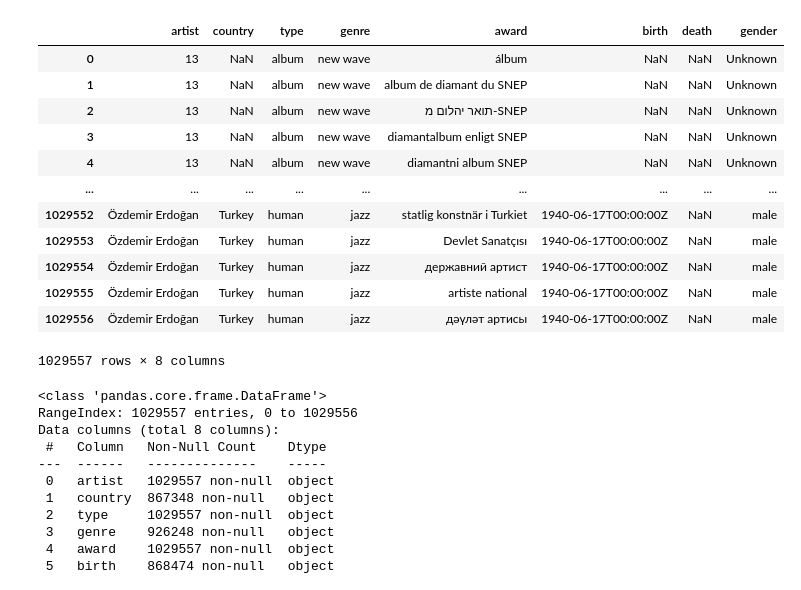
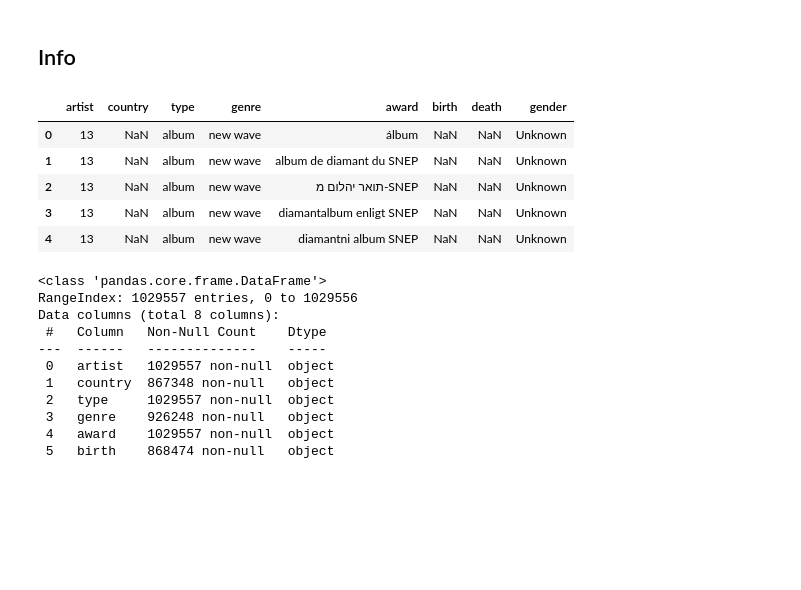
Before and after one commit to Michelburgos/Workshop_2, a Jupyter notebook: notebooks/005_EDA_API.ipynb, the cells around one changed output. Drawn from its saved outputs; the diff is of its cells as text; code cells hidden in the pictures; blank space fills up the shorter version.

```diff
--- a/notebooks/005_EDA_API.ipynb
+++ b/notebooks/005_EDA_API.ipynb
@@ -2,23 +2,21 @@
 import pandas as pd
 import matplotlib.pyplot as plt
 import seaborn as sns
+# %% [markdown]
+## Info
 # %%
-df = pd.read_csv("../data/wikidata_artists.csv")
-df
+df1 = pd.read_csv("../data/wikidata_artists_part1.csv")
+df2= pd.read_csv("../data/wikidata_artists_part2.csv")
+
+df = pd.concat([df1, df2], ignore_index=True)
+df.head()
 # %% [output]
 |  | artist | country | type | genre | award | birth | death | gender |
 | 0 | 13 | NaN | album | new wave | álbum | NaN | NaN | Unknown |
 | 1 | 13 | NaN | album | new wave | album de diamant du SNEP | NaN | NaN | Unknown |
 | 2 | 13 | NaN | album | new wave | תואר יהלום מ-SNEP | NaN | NaN | Unknown |
 | 3 | 13 | NaN | album | new wave | diamantalbum enligt SNEP | NaN | NaN | Unknown |
 | 4 | 13 | NaN | album | new wave | diamantni album SNEP | NaN | NaN | Unknown |
-| ... | ... | ... | ... | ... | ... | ... | ... | ... |
-| 1029552 | Özdemir Erdoğan | Turkey | human | jazz | statlig konstnär i Turkiet | 1940-06-17T00:00:00Z | NaN | male |
-| 1029553 | Özdemir Erdoğan | Turkey | human | jazz | Devlet Sanatçısı | 1940-06-17T00:00:00Z | NaN | male |
-| 1029554 | Özdemir Erdoğan | Turkey | human | jazz | державний артист | 1940-06-17T00:00:00Z | NaN | male |
-| 1029555 | Özdemir Erdoğan | Turkey | human | jazz | artiste national | 1940-06-17T00:00:00Z | NaN | male |
-| 1029556 | Özdemir Erdoğan | Turkey | human | jazz | дәүләт артисы | 1940-06-17T00:00:00Z | NaN | male |
-1029557 rows × 8 columns
 # %%
 df.info()
 # %% [output]
```
Also changed, not shown: parts of 29 cells of this notebook.
